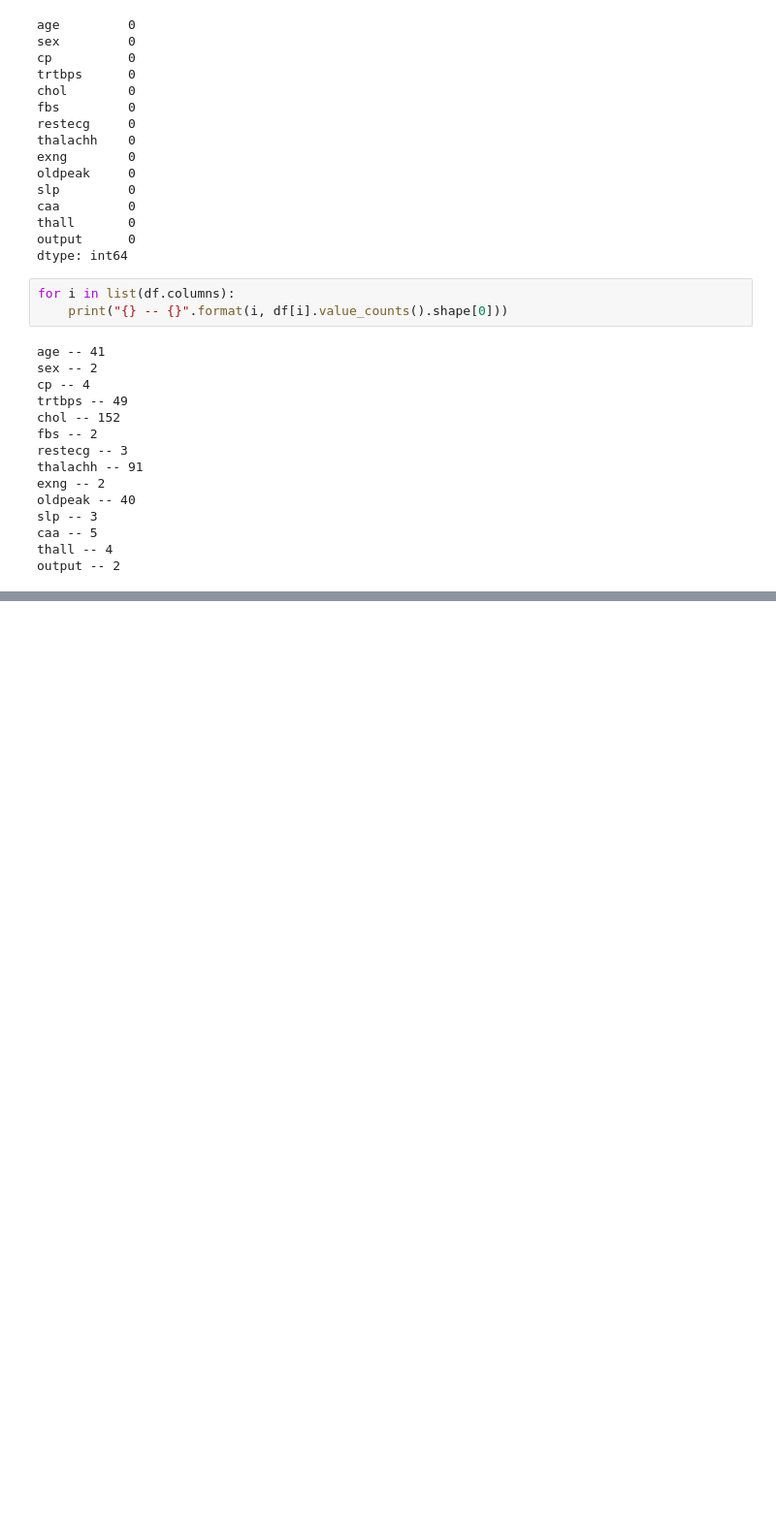
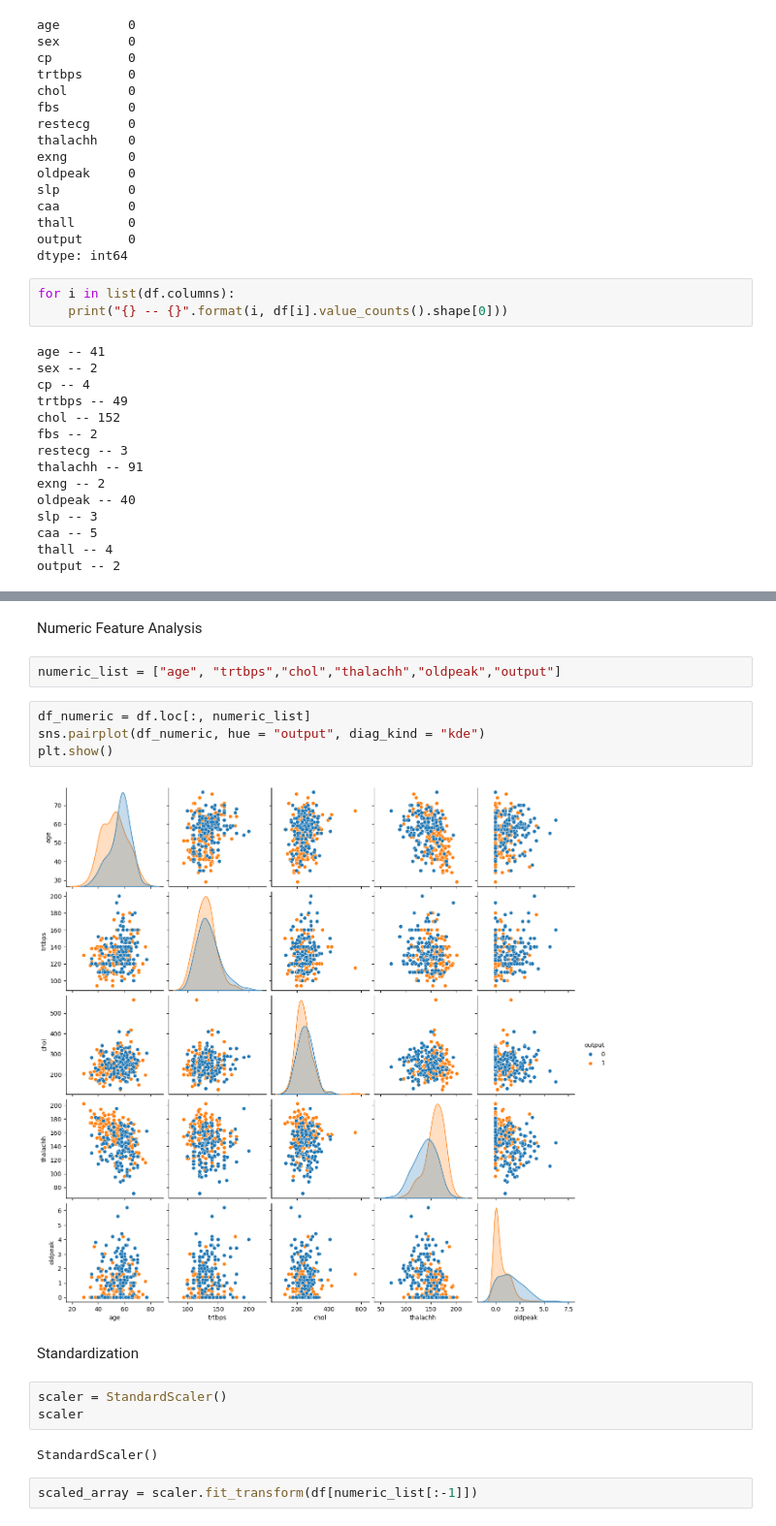
Before and after one commit to Scorpowl/Heart-Attack-Analysis-Prediction, a Jupyter notebook: heart_attack.ipynb, the cells around one changed output, grey strips where cells are left out. Shown: that part at 97% size. Saved outputs shown, nothing was run; the diff lists cells and outputs as text; blank space fills up the shorter version.

```diff
--- a/heart_attack.ipynb
+++ b/heart_attack.ipynb
@@ -95,0 +116,19 @@ output -- 2
+# %% [markdown]
+Numeric Feature Analysis
+# %%
+numeric_list = ["age", "trtbps","chol","thalachh","oldpeak","output"]
+# %%
+df_numeric = df.loc[:, numeric_list]
+sns.pairplot(df_numeric, hue = "output", diag_kind = "kde")
+plt.show()
+# %% [output]
+[figure, added]
+# %% [markdown]
+Standardization
+# %%
+scaler = StandardScaler()
+scaler
+# %% [output]
+StandardScaler()
+# %%
+scaled_array = scaler.fit_transform(df[numeric_list[:-1]])
```
Also changed, not shown: parts of 5 cells of this notebook.
